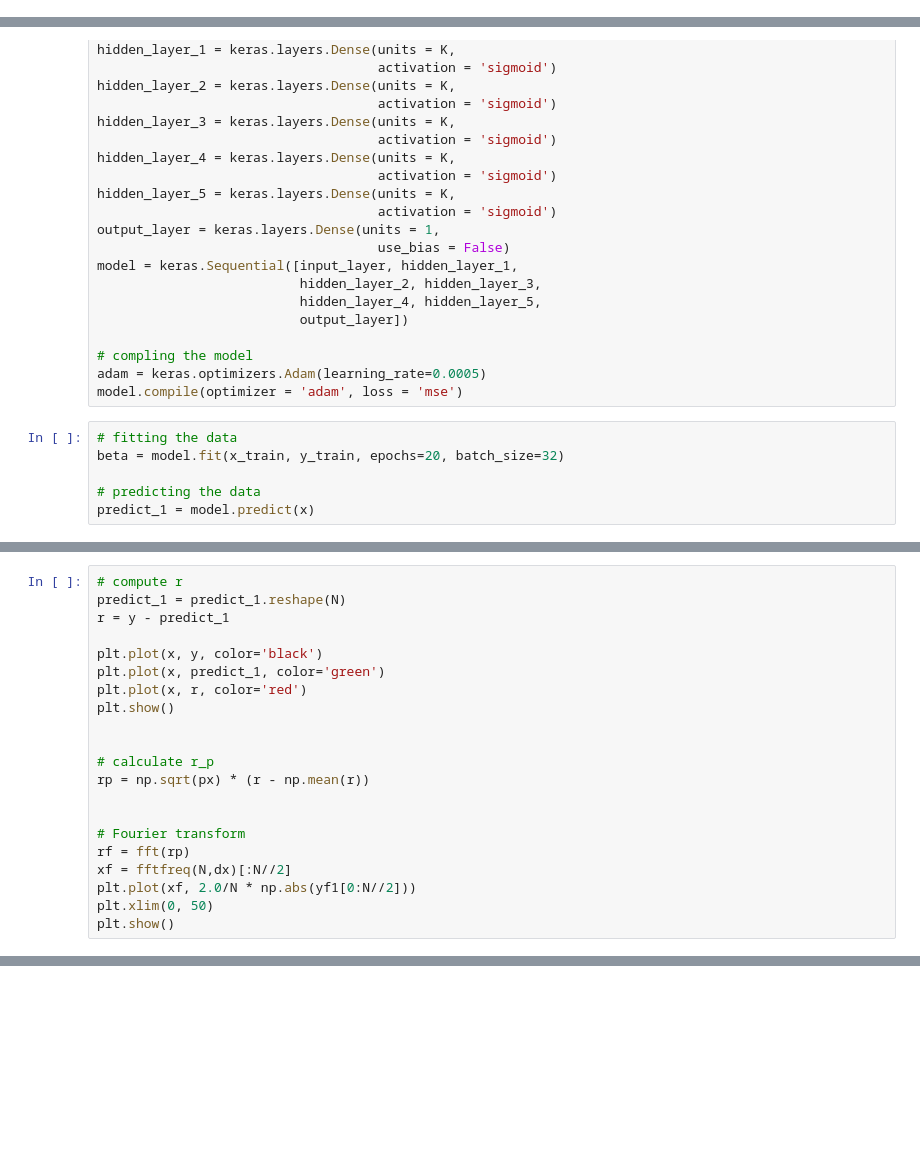
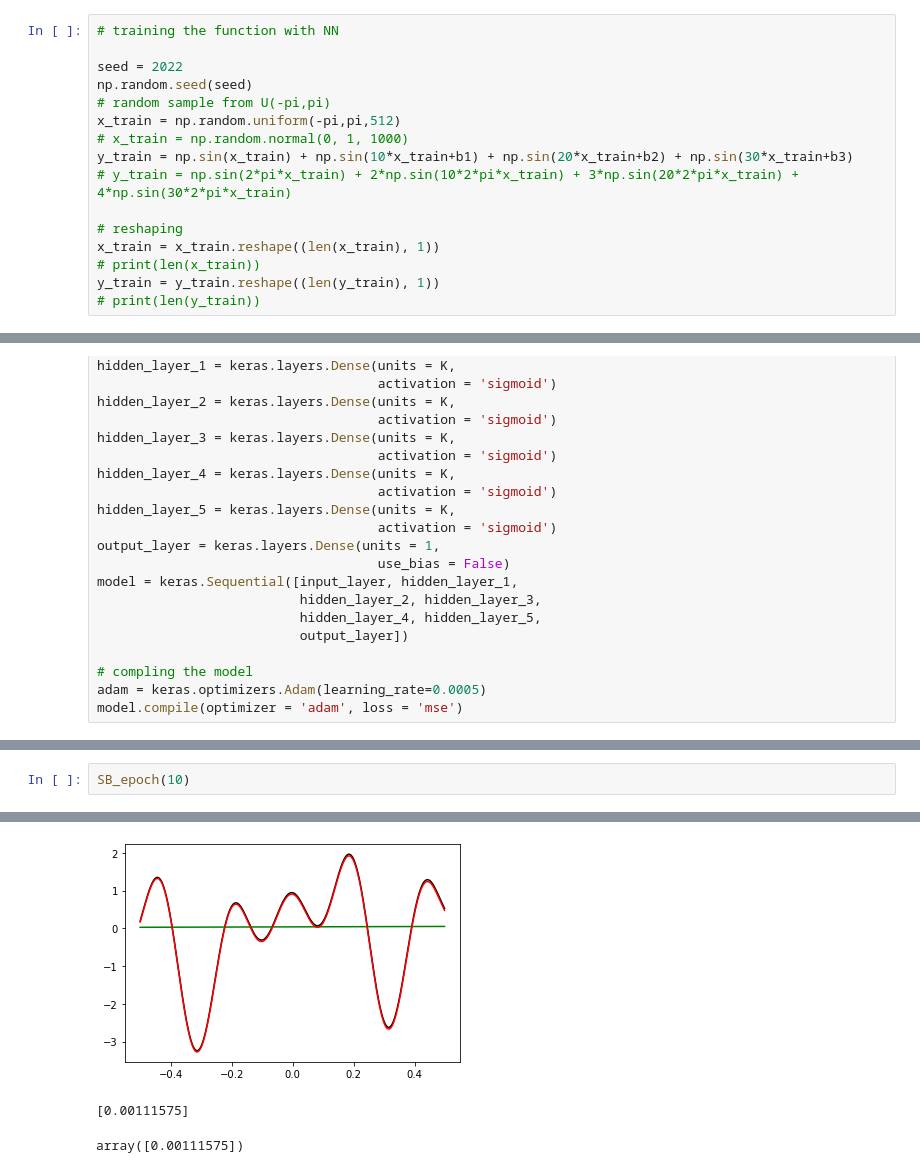
Before and after one commit to kathkkkkkk/Master-thesis, a Jupyter notebook: 2 spetral bias method 1.ipynb, the cells around one changed output, grey strips where cells are left out. Cells and saved outputs as stored; diff of their text form; blank space fills up the shorter version.

```diff
--- a/2 spetral bias method 1.ipynb
+++ b/2 spetral bias method 1.ipynb
@@ -147,3 +158,19 @@ from tensorflow import keras
+# %%
+# training the function with NN
+
+seed = 2022
+np.random.seed(seed)
+# random sample from U(-pi,pi)
+x_train = np.random.uniform(-pi,pi,512)
+# x_train = np.random.normal(0, 1, 1000)
+y_train = np.sin(x_train) + np.sin(10*x_train+b1) + np.sin(20*x_train+b2) + np.sin(30*x_train+b3)
+# y_train = np.sin(2*pi*x_train) + 2*np.sin(10*2*pi*x_train) + 3*np.sin(20*2*pi*x_train) + 4*np.sin(30*2*pi*x_train)
+
+# reshaping
+x_train = x_train.reshape((len(x_train), 1))
+# print(len(x_train))
+y_train = y_train.reshape((len(y_train), 1))
+# print(len(y_train))
 # %%
 # define the keras model
 K = 64
@@ -168,9 +195,3 @@ model = keras.Sequential([input_layer, hidden_layer_1,
 # compling the model
 adam = keras.optimizers.Adam(learning_rate=0.0005)
 model.compile(optimizer = 'adam', loss = 'mse')
-# %%
-# fitting the data
-beta = model.fit(x_train, y_train, epochs=20, batch_size=32)
-
-# predicting the data
-predict_1 = model.predict(x)
@@ -195,21 +197,0 @@ Epoch 20/20
-# %%
-# compute r
-predict_1 = predict_1.reshape(N)
-r = y - predict_1
-
-plt.plot(x, y, color='black')
-plt.plot(x, predict_1, color='green')
-plt.plot(x, r, color='red')
-plt.show()
-
-
-# calculate r_p
-rp = np.sqrt(px) * (r - np.mean(r))
-
-
-# Fourier transform
-rf = fft(rp)
-xf = fftfreq(N,dx)[:N//2]
-plt.plot(xf, 2.0/N * np.abs(yf1[0:N//2]))
-plt.xlim(0, 50)
-plt.show()
@@ -444,0 +246,3 @@ Epoch 3000/3000
+# %%
+SB_epoch(10)
+# %% [output]
@@ -444,0 +269,3 @@ Epoch 3000/3000
+[figure, added]
+[0.00111575]
+array([0.00111575])
```
Also changed, not shown: parts of 22 cells of this notebook, 2 other files.
